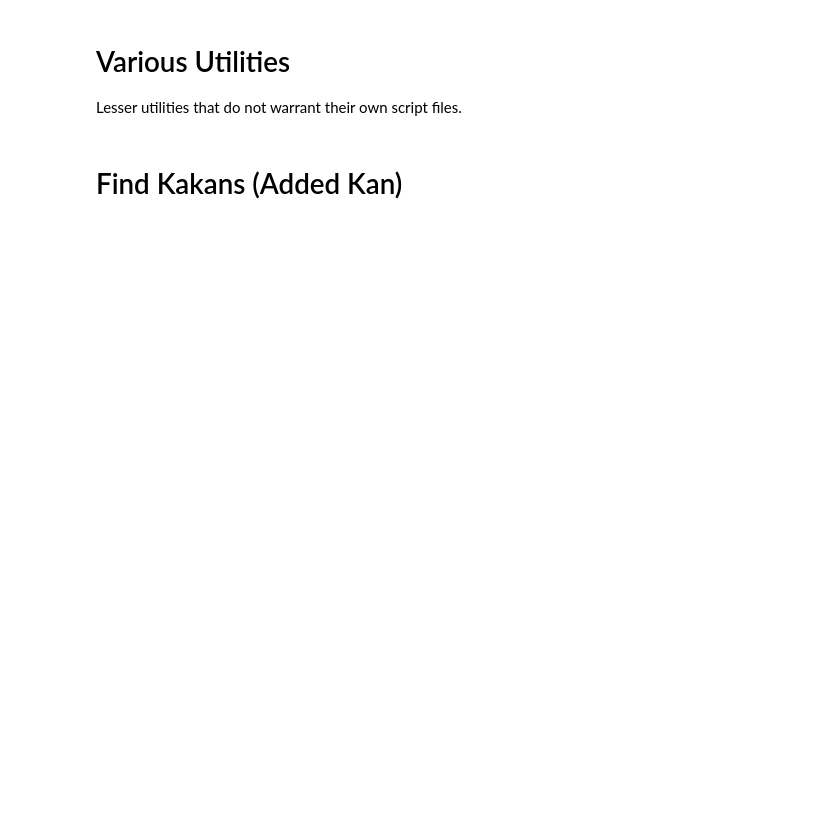
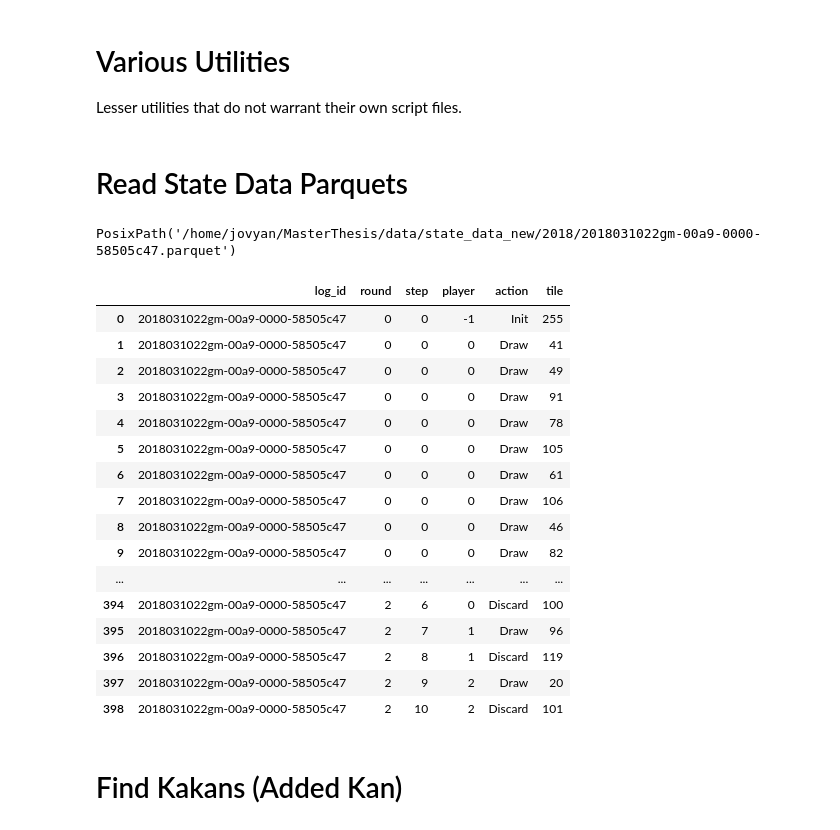
Before and after one commit to TrongTheAlpaca/mahjong_project, a Jupyter notebook: utilities/various_utilities.ipynb, the cells around one changed output. Saved outputs shown, nothing was run; the diff lists cells and outputs as text; code cells hidden in the pictures; blank space fills up the shorter version.

```diff
--- a/utilities/various_utilities.ipynb
+++ b/utilities/various_utilities.ipynb
@@ -18,3 +20,31 @@ import utilities.utilities as util
+# %% [markdown]
+# Read State Data Parquets
+# %%
+STATE_LOG_PARQUET = Path.home() / 'MasterThesis' / 'data' / 'state_data_new' / '2018' / Path('2018031022gm-00a9-0000-58505c47.parquet')
+STATE_LOG_PARQUET
+# %% [output]
+PosixPath('/home/jovyan/MasterThesis/data/state_data_new/2018/2018031022gm-00a9-0000-58505c47.parquet')
+# %%
+with pd.option_context('display.max_rows', 2500, 'display.max_columns', 10, 'display.expand_frame_repr', True):
+    display(pd.read_parquet(STATE_LOG_PARQUET, engine='fastparquet'))
+# %% [output]
+|  | log_id | round | step | player | action | tile |
+| 0 | 2018031022gm-00a9-0000-58505c47 | 0 | 0 | -1 | Init | 255 |
+| 1 | 2018031022gm-00a9-0000-58505c47 | 0 | 0 | 0 | Draw | 41 |
+| 2 | 2018031022gm-00a9-0000-58505c47 | 0 | 0 | 0 | Draw | 49 |
+| 3 | 2018031022gm-00a9-0000-58505c47 | 0 | 0 | 0 | Draw | 91 |
+| 4 | 2018031022gm-00a9-0000-58505c47 | 0 | 0 | 0 | Draw | 78 |
+| 5 | 2018031022gm-00a9-0000-58505c47 | 0 | 0 | 0 | Draw | 105 |
+| 6 | 2018031022gm-00a9-0000-58505c47 | 0 | 0 | 0 | Draw | 61 |
+| 7 | 2018031022gm-00a9-0000-58505c47 | 0 | 0 | 0 | Draw | 106 |
+| 8 | 2018031022gm-00a9-0000-58505c47 | 0 | 0 | 0 | Draw | 46 |
+| 9 | 2018031022gm-00a9-0000-58505c47 | 0 | 0 | 0 | Draw | 82 |
+| ... | ... | ... | ... | ... | ... | ... |
+| 394 | 2018031022gm-00a9-0000-58505c47 | 2 | 6 | 0 | Discard | 100 |
+| 395 | 2018031022gm-00a9-0000-58505c47 | 2 | 7 | 1 | Draw | 96 |
+| 396 | 2018031022gm-00a9-0000-58505c47 | 2 | 8 | 1 | Discard | 119 |
+| 397 | 2018031022gm-00a9-0000-58505c47 | 2 | 9 | 2 | Draw | 20 |
+| 398 | 2018031022gm-00a9-0000-58505c47 | 2 | 10 | 2 | Discard | 101 |
 # %% [markdown]
 # Find Kakans (Added Kan)
 # %%
```
Also changed, not shown: parts of 25 cells of this notebook, 9 other files.
